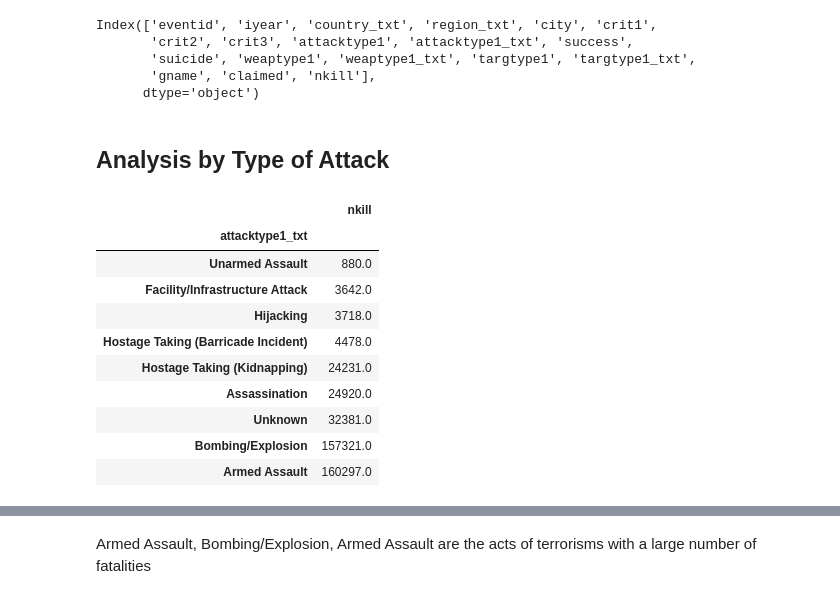
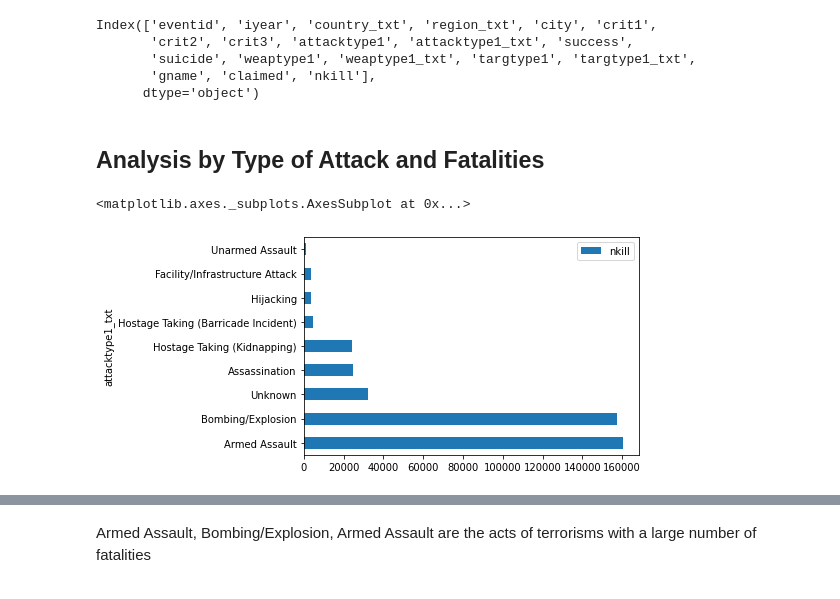
Before and after one commit to mahin-arvind/GTD-EDA, a Jupyter notebook: Copy_of_Global_Terrorism_Analysis_Capstone_Project.ipynb, the cells around one changed output, grey strips where cells are left out. Drawn from its saved outputs; the diff is of its cells as text; code cells hidden in the pictures.

```diff
--- a/Copy_of_Global_Terrorism_Analysis_Capstone_Project.ipynb
+++ b/Copy_of_Global_Terrorism_Analysis_Capstone_Project.ipynb
@@ -116,19 +116,10 @@ Index(['eventid', 'iyear', 'country_txt', 'region_txt', 'city', 'crit1',
        'gname', 'claimed', 'nkill'],
       dtype='object')
 # %% [markdown]
-## Analysis by Type of Attack
+## Analysis by Type of Attack and Fatalities
 # %%
 atk = gta_df[~gta_df['nkill'].isna()].groupby(['attacktype1_txt']).agg({'nkill':'sum'})
-atk.sort_values(['nkill'])
+atk.sort_values(['nkill'], ascending = False).plot(kind = 'barh')
 # %% [output]
-|  | nkill |
-| attacktype1_txt |  |
-| Unarmed Assault | 880.0 |
-| Facility/Infrastructure Attack | 3642.0 |
-| Hijacking | 3718.0 |
-| Hostage Taking (Barricade Incident) | 4478.0 |
-| Hostage Taking (Kidnapping) | 24231.0 |
-| Assassination | 24920.0 |
-| Unknown | 32381.0 |
-| Bombing/Explosion | 157321.0 |
-| Armed Assault | 160297.0 |
+<matplotlib.axes._subplots.AxesSubplot at 0x...>
+[figure, added]
```
Also changed, not shown: parts of 7 cells of this notebook.
